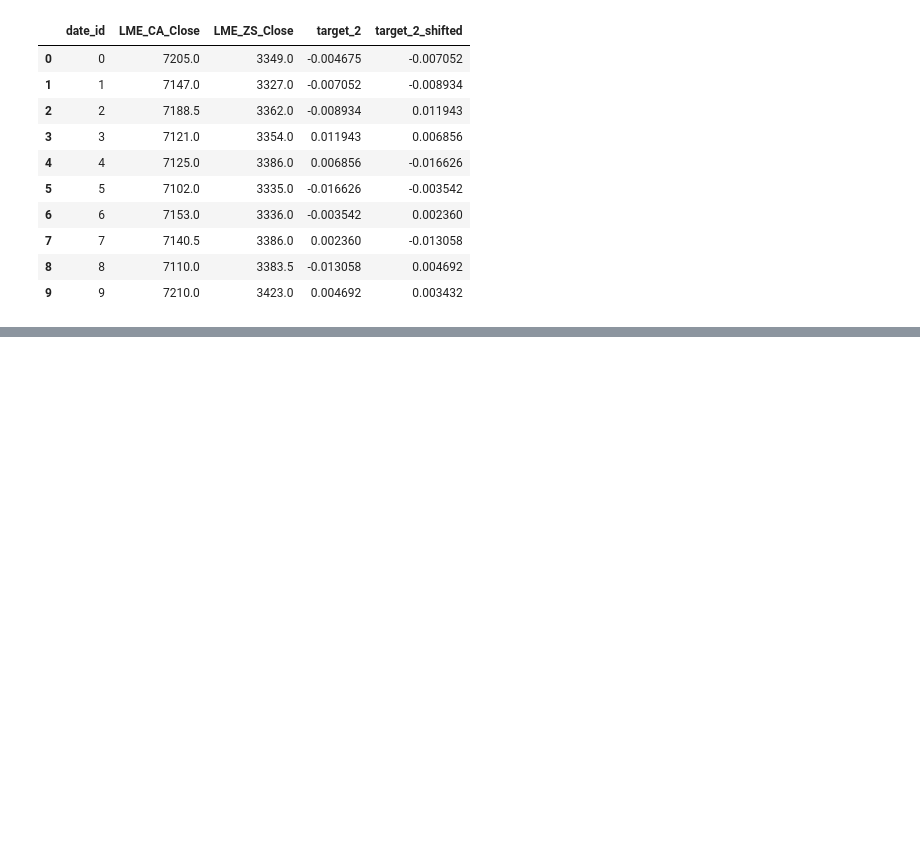
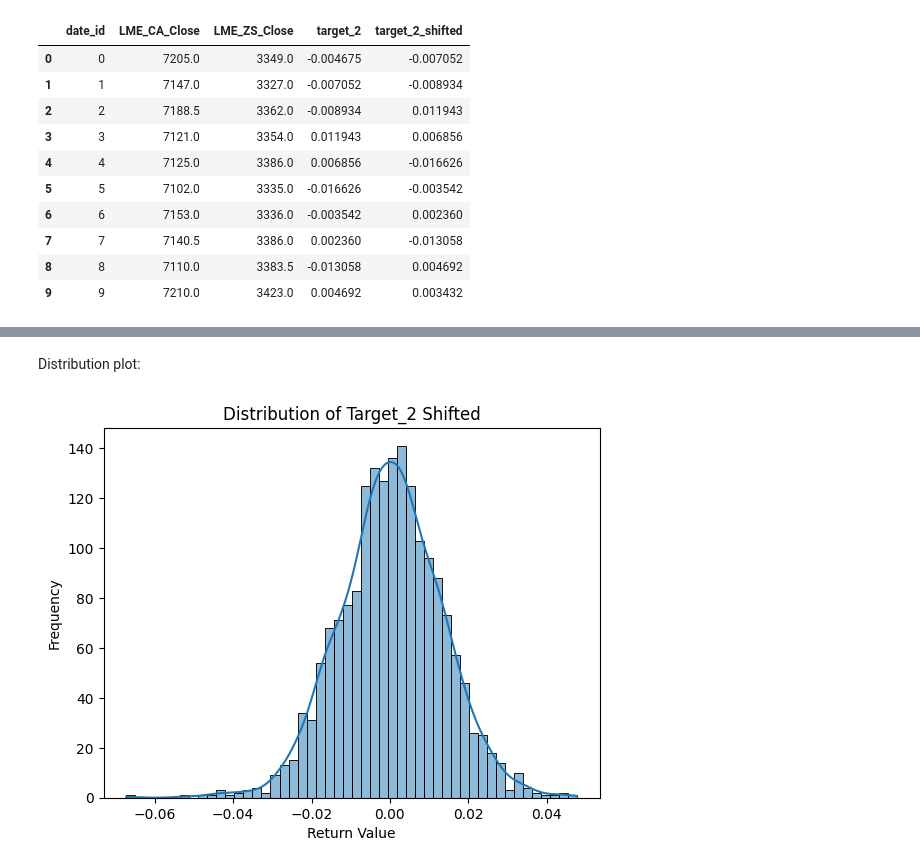
Before and after one commit to Drew-Woodz/kaggle_competitions, a Jupyter notebook: Commodity_Prediction/notebooks/data_Explorer.ipynb, the cells around one changed output, grey strips where cells are left out. Drawn from its saved outputs; the diff is of its cells as text; code cells hidden in the pictures; blank space fills up the shorter version.

```diff
--- a/Commodity_Prediction/notebooks/data_Explorer.ipynb
+++ b/Commodity_Prediction/notebooks/data_Explorer.ipynb
@@ -39,0 +59,10 @@ merged_df[['date_id', 'LME_CA_Close', 'LME_ZS_Close', 'target_2', 'target_2_shif
+# %% [markdown]
+Distribution plot:
+# %%
+sns.histplot(merged_df['target_2_shifted'], kde=True, bins=50)
+plt.title("Distribution of Target_2 Shifted")
+plt.xlabel("Return Value")
+plt.ylabel("Frequency")
+plt.show()
+# %% [output]
+[figure, added]
```
Also changed, not shown: parts of 7 cells of this notebook, 1 other file.
